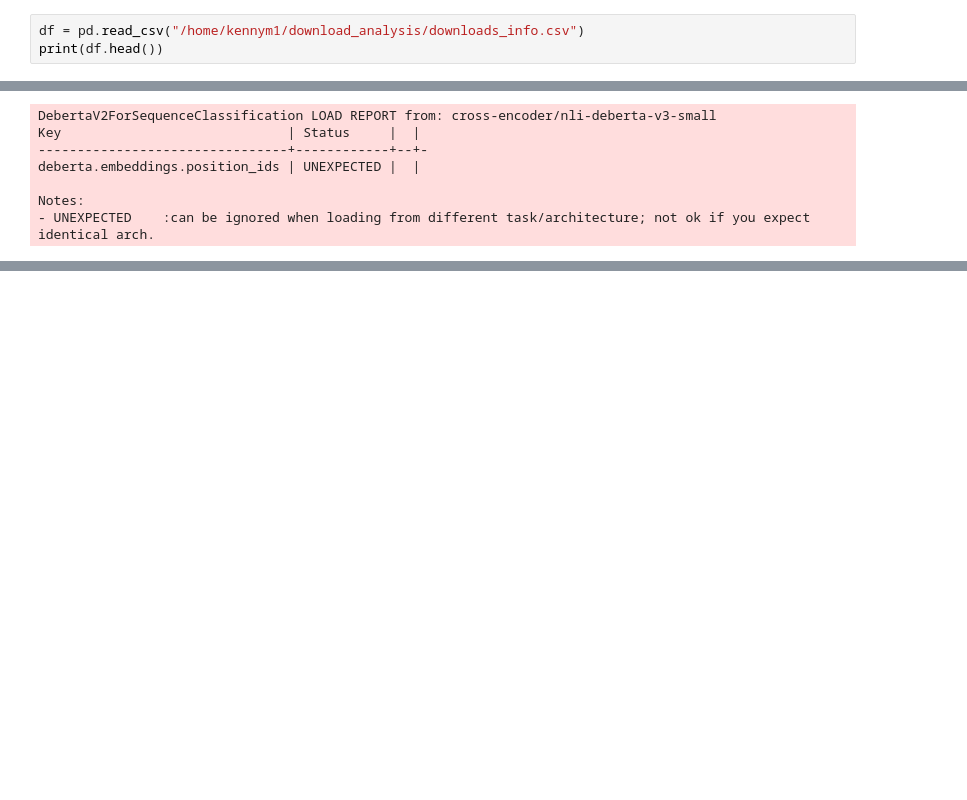
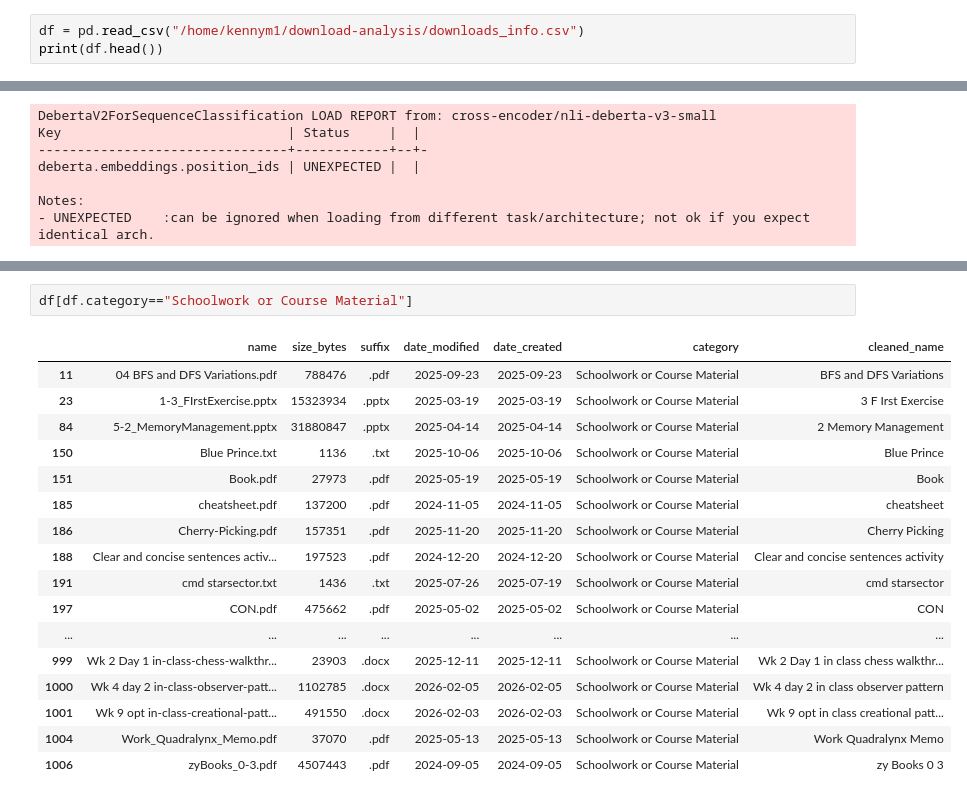
Before and after one commit to minklepop/download-analysis, a Jupyter notebook: main.ipynb, the cells around one changed output, grey strips where cells are left out. Drawn from its saved outputs; the diff is of its cells as text; blank space fills up the shorter version.

```diff
--- a/main.ipynb
+++ b/main.ipynb
@@ -44,5 +30,5 @@ pd.set_option('display.max_rows', 1000)
 # %%
-df = pd.read_csv("/home/kennym1/download_analysis/downloads_info.csv")
+df = pd.read_csv("/home/kennym1/download-analysis/downloads_info.csv")
 print(df.head())
 # %% [output]
                                       name  size_bytes suffix date_modified  \
@@ -263,0 +268,20 @@ print(df[["name", "suffix", "cleaned_name", "category"]].head(25).to_string(inde
+# %%
+df[df.category=="Schoolwork or Course Material"]
+# %% [output]
+|  | name | size_bytes | suffix | date_modified | date_created | category | cleaned_name |
+| 11 | 04 BFS and DFS Variations.pdf | 788476 | .pdf | 2025-09-23 | 2025-09-23 | Schoolwork or Course Material | BFS and DFS Variations |
+| 23 | 1-3_FIrstExercise.pptx | 15323934 | .pptx | 2025-03-19 | 2025-03-19 | Schoolwork or Course Material | 3 F Irst Exercise |
+| 84 | 5-2_MemoryManagement.pptx | 31880847 | .pptx | 2025-04-14 | 2025-04-14 | Schoolwork or Course Material | 2 Memory Management |
+| 150 | Blue Prince.txt | 1136 | .txt | 2025-10-06 | 2025-10-06 | Schoolwork or Course Material | Blue Prince |
+| 151 | Book.pdf | 27973 | .pdf | 2025-05-19 | 2025-05-19 | Schoolwork or Course Material | Book |
+| 185 | cheatsheet.pdf | 137200 | .pdf | 2024-11-05 | 2024-11-05 | Schoolwork or Course Material | cheatsheet |
+| 186 | Cherry-Picking.pdf | 157351 | .pdf | 2025-11-20 | 2025-11-20 | Schoolwork or Course Material | Cherry Picking |
+| 188 | Clear and concise sentences activ... | 197523 | .pdf | 2024-12-20 | 2024-12-20 | Schoolwork or Course Material | Clear and concise sentences activity |
+| 191 | cmd starsector.txt | 1436 | .txt | 2025-07-26 | 2025-07-19 | Schoolwork or Course Material | cmd starsector |
+| 197 | CON.pdf | 475662 | .pdf | 2025-05-02 | 2025-05-02 | Schoolwork or Course Material | CON |
+| ... | ... | ... | ... | ... | ... | ... | ... |
+| 999 | Wk 2 Day 1 in-class-chess-walkthr... | 23903 | .docx | 2025-12-11 | 2025-12-11 | Schoolwork or Course Material | Wk 2 Day 1 in class chess walkthr... |
+| 1000 | Wk 4 day 2 in-class-observer-patt... | 1102785 | .docx | 2026-02-05 | 2026-02-05 | Schoolwork or Course Material | Wk 4 day 2 in class observer pattern |
+| 1001 | Wk 9 opt in-class-creational-patt... | 491550 | .docx | 2026-02-03 | 2026-02-03 | Schoolwork or Course Material | Wk 9 opt in class creational patt... |
+| 1004 | Work_Quadralynx_Memo.pdf | 37070 | .pdf | 2025-05-13 | 2025-05-13 | Schoolwork or Course Material | Work Quadralynx Memo |
+| 1006 | zyBooks_0-3.pdf | 4507443 | .pdf | 2024-09-05 | 2024-09-05 | Schoolwork or Course Material | zy Books 0 3 |
```
Also changed, not shown: parts of 5 cells of this notebook, 1 other file.
